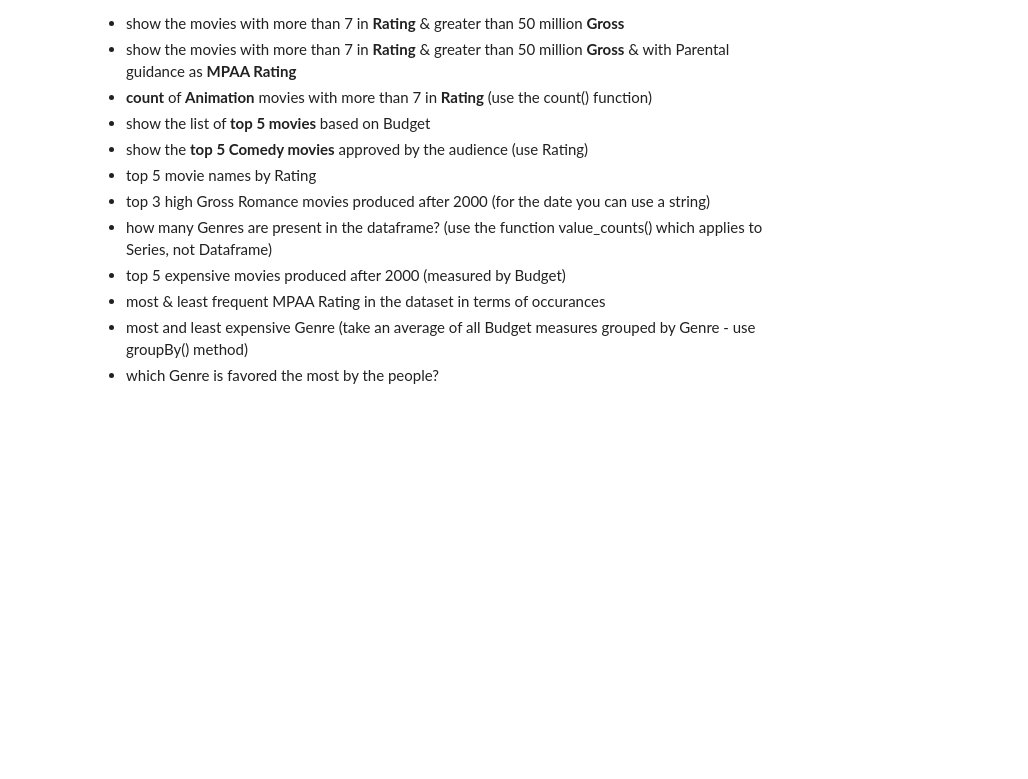
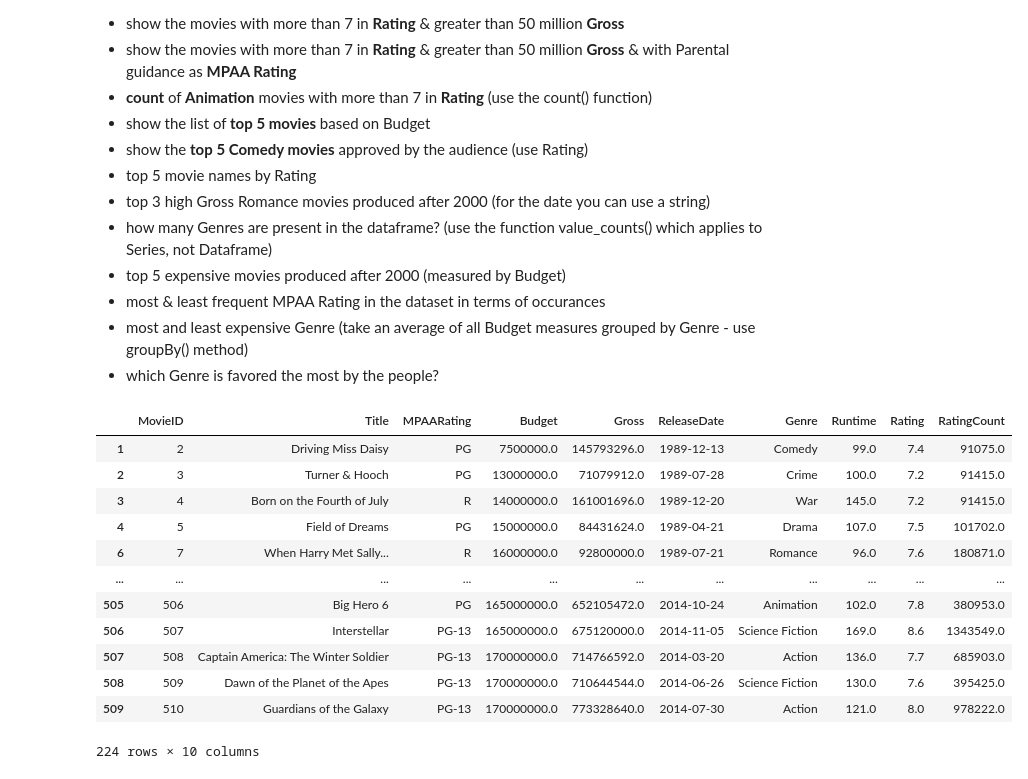
Before and after one commit to jmb-oddbook/codeacademy, a Jupyter notebook: project1/datsci_starters/movies.ipynb, the cells around one changed output. Cells and saved outputs as stored; diff of their text form; code cells hidden in the pictures; blank space fills up the shorter version.

```diff
--- a/project1/datsci_starters/movies.ipynb
+++ b/project1/datsci_starters/movies.ipynb
@@ -262,3 +262,20 @@ But still, add a check for outliers here.
 <li>most and least expensive Genre (take an average of all Budget measures grouped by Genre - use groupBy() method)</li>
 <li>which Genre is favored the most by the people?</li>
 </ul>
+# %%
+# show the movies with more than 7 in Rating & greater than 50 million Gross
+df.loc[(df['Rating'] > 7) & (df['Gross'] > 50000000)]
+# %% [output]
+|  | MovieID | Title | MPAARating | Budget | Gross | ReleaseDate | Genre | Runtime | Rating | RatingCount |
+| 1 | 2 | Driving Miss Daisy | PG | 7500000.0 | 145793296.0 | 1989-12-13 | Comedy | 99.0 | 7.4 | 91075.0 |
+| 2 | 3 | Turner & Hooch | PG | 13000000.0 | 71079912.0 | 1989-07-28 | Crime | 100.0 | 7.2 | 91415.0 |
+| 3 | 4 | Born on the Fourth of July | R | 14000000.0 | 161001696.0 | 1989-12-20 | War | 145.0 | 7.2 | 91415.0 |
+| 4 | 5 | Field of Dreams | PG | 15000000.0 | 84431624.0 | 1989-04-21 | Drama | 107.0 | 7.5 | 101702.0 |
+| 6 | 7 | When Harry Met Sally... | R | 16000000.0 | 92800000.0 | 1989-07-21 | Romance | 96.0 | 7.6 | 180871.0 |
+| ... | ... | ... | ... | ... | ... | ... | ... | ... | ... | ... |
+| 505 | 506 | Big Hero 6 | PG | 165000000.0 | 652105472.0 | 2014-10-24 | Animation | 102.0 | 7.8 | 380953.0 |
+| 506 | 507 | Interstellar | PG-13 | 165000000.0 | 675120000.0 | 2014-11-05 | Science Fiction | 169.0 | 8.6 | 1343549.0 |
+| 507 | 508 | Captain America: The Winter Soldier | PG-13 | 170000000.0 | 714766592.0 | 2014-03-20 | Action | 136.0 | 7.7 | 685903.0 |
+| 508 | 509 | Dawn of the Planet of the Apes | PG-13 | 170000000.0 | 710644544.0 | 2014-06-26 | Science Fiction | 130.0 | 7.6 | 395425.0 |
+| 509 | 510 | Guardians of the Galaxy | PG-13 | 170000000.0 | 773328640.0 | 2014-07-30 | Action | 121.0 | 8.0 | 978222.0 |
+224 rows × 10 columns
```
Also changed, not shown: parts of 11 cells of this notebook.
